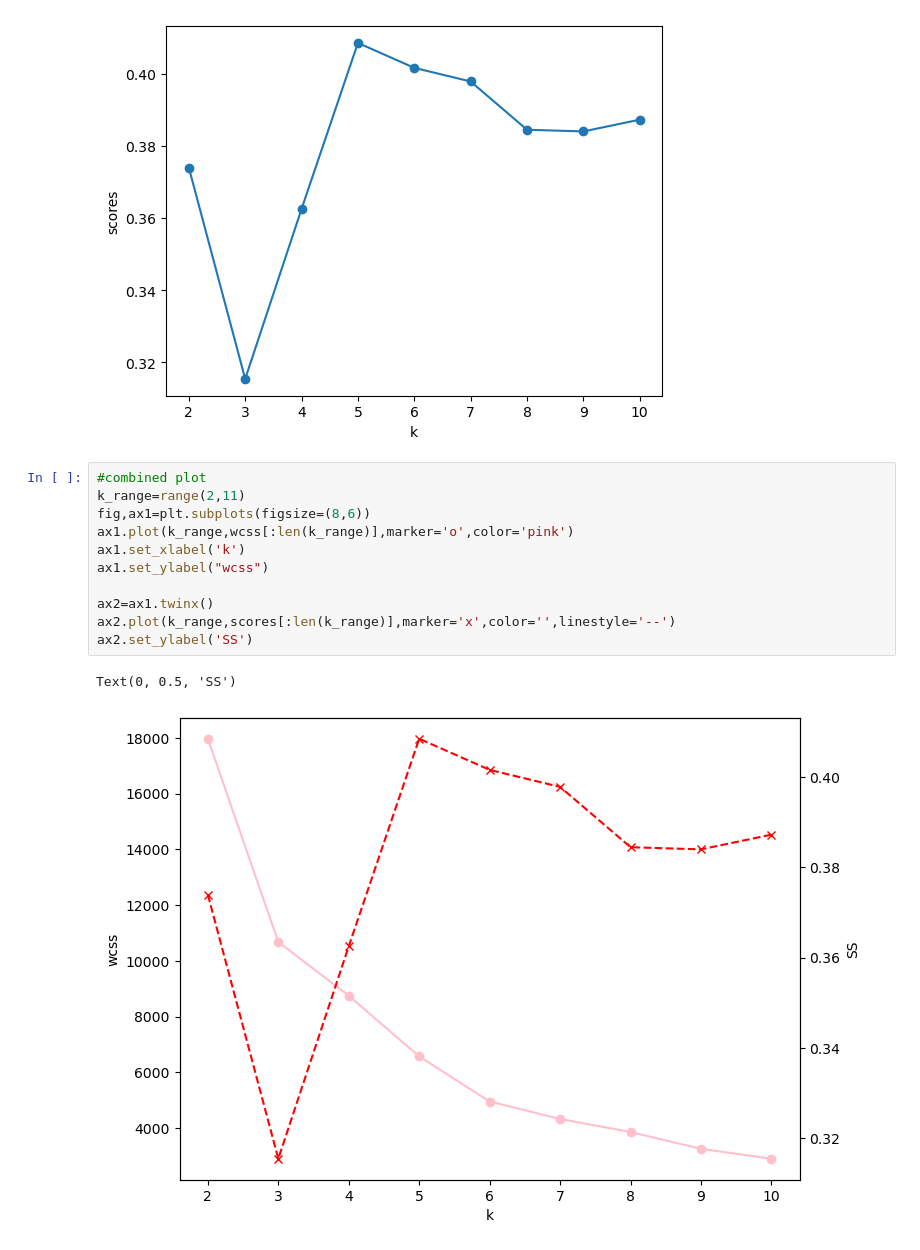
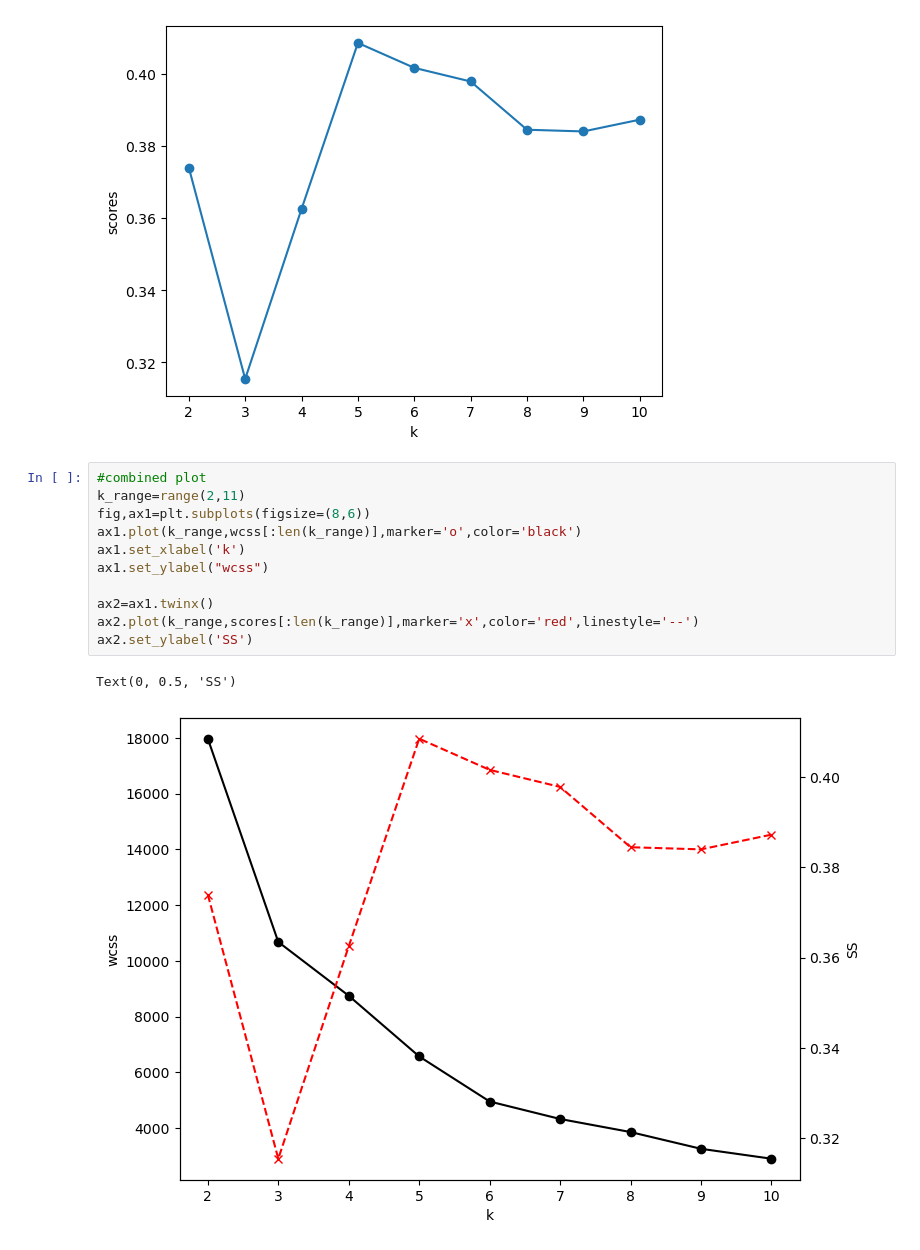
Before and after one commit to Pushkaraj-R-Jagatap/AIML_Learning, a Jupyter notebook: unsupervised_ML/smart cart.ipynb, the cells around one changed output. Saved outputs shown, nothing was run; the diff lists cells and outputs as text.

```diff
--- a/unsupervised_ML/smart cart.ipynb
+++ b/unsupervised_ML/smart cart.ipynb
@@ -321,14 +321,14 @@ Text(0, 0.5, 'scores')
 # %%
 #combined plot
 k_range=range(2,11)
 fig,ax1=plt.subplots(figsize=(8,6))
-ax1.plot(k_range,wcss[:len(k_range)],marker='o',color='pink')
+ax1.plot(k_range,wcss[:len(k_range)],marker='o',color='black')
 ax1.set_xlabel('k')
 ax1.set_ylabel("wcss")
 
 ax2=ax1.twinx()
-ax2.plot(k_range,scores[:len(k_range)],marker='x',color='',linestyle='--')
+ax2.plot(k_range,scores[:len(k_range)],marker='x',color='red',linestyle='--')
 ax2.set_ylabel('SS')
 # %% [output]
 Text(0, 0.5, 'SS')
-[figure, old version]
+[figure, new version]
```
Also changed, not shown: parts of 2 cells of this notebook.
